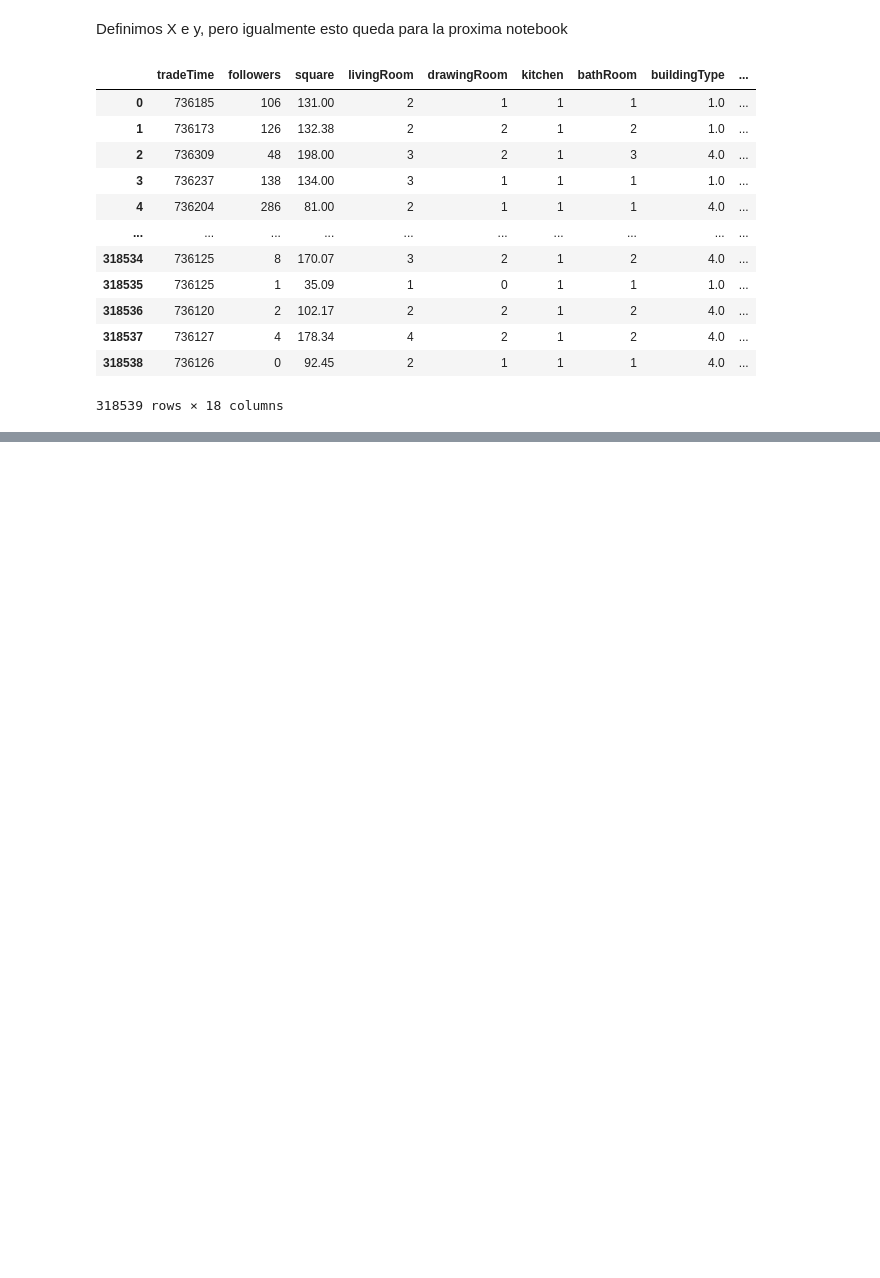
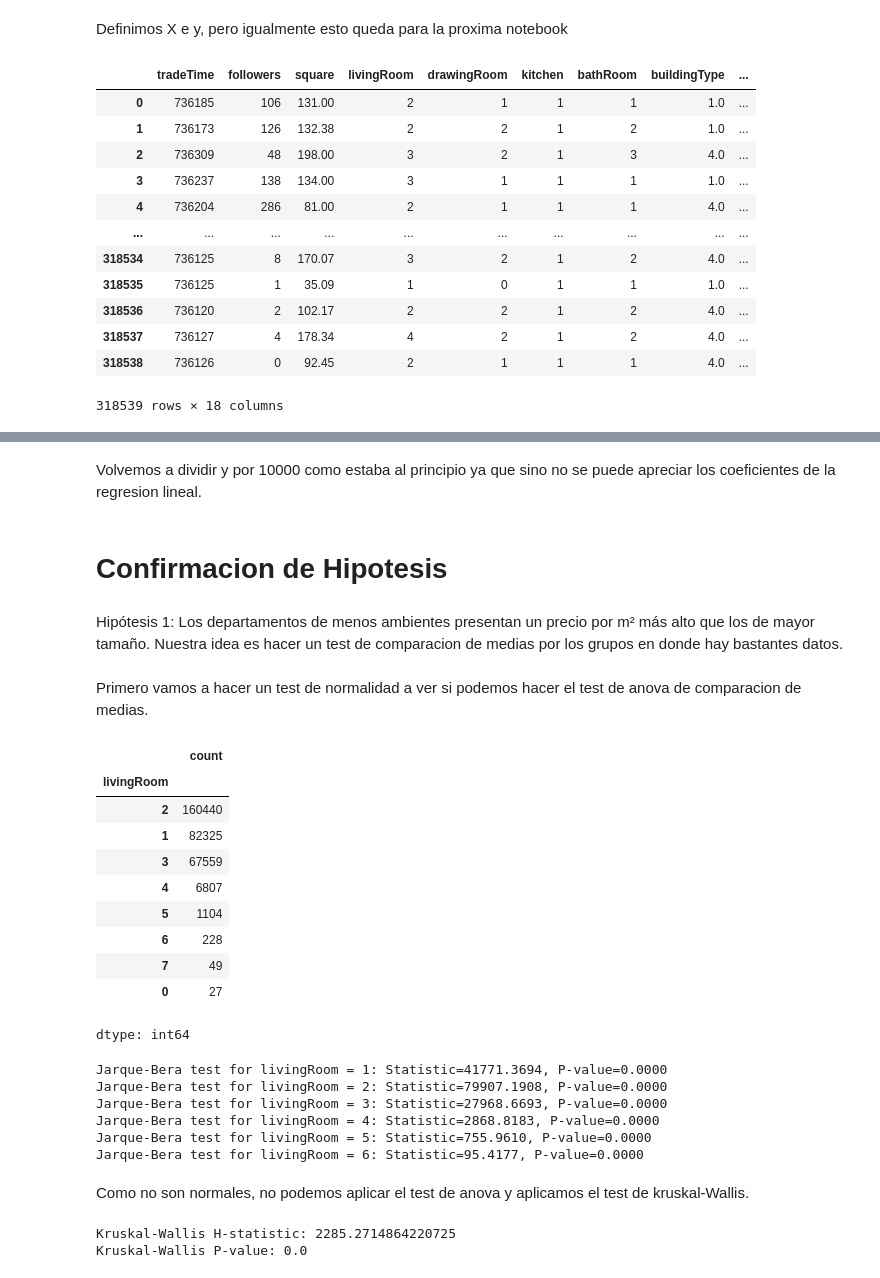
Before and after one commit to ichiP245/TP-Anal-tica-Descriptiva, a Jupyter notebook: notebooks/TP_Descriptiva.ipynb, the cells around one changed output, grey strips where cells are left out. Cells and saved outputs as stored; diff of their text form; code cells hidden in the pictures; blank space fills up the shorter version.

Commit message:
hipotesis terminadas

```diff
--- a/notebooks/TP_Descriptiva.ipynb
+++ b/notebooks/TP_Descriptiva.ipynb
@@ -1563,0 +1564,22 @@ dtype: int64
+# %% [markdown]
+Volvemos a dividir y por 10000 como estaba al principio ya que sino no se puede apreciar los coeficientes de la regresion lineal.
+# %% [markdown]
+# Confirmacion de Hipotesis
+# %% [markdown]
+Hipótesis 1: Los departamentos de menos ambientes presentan un precio por m² más alto que los de mayor tamaño. Nuestra idea es hacer un test de comparacion de medias por los grupos en donde hay bastantes datos.
+# %% [markdown]
+Primero vamos a hacer un test de normalidad a ver si podemos hacer el test de anova de comparacion de medias.
+# %%
+df['livingRoom'].value_counts()
+# %% [output]
+|  | count |
+| livingRoom |  |
+| 2 | 160440 |
+| 1 | 82325 |
+| 3 | 67559 |
+| 4 | 6807 |
+| 5 | 1104 |
+| 6 | 228 |
+| 7 | 49 |
+| 0 | 27 |
+dtype: int64
@@ -1563,0 +1591,27 @@ dtype: int64
+# %%
+# Perform Jarque-Bera test for normality on 'price' for each living room group
+for n in sorted(df_filtered['livingRoom'].unique()):
+    group_data = df_filtered[df_filtered['livingRoom'] == n]['price']
+    statistic, p_value = stats.jarque_bera(group_data)
+    print(f"Jarque-Bera test for livingRoom = {n}: Statistic={statistic:.4f}, P-value={p_value:.4f}")
+# %% [output]
+Jarque-Bera test for livingRoom = 1: Statistic=41771.3694, P-value=0.0000
+Jarque-Bera test for livingRoom = 2: Statistic=79907.1908, P-value=0.0000
+Jarque-Bera test for livingRoom = 3: Statistic=27968.6693, P-value=0.0000
+Jarque-Bera test for livingRoom = 4: Statistic=2868.8183, P-value=0.0000
+Jarque-Bera test for livingRoom = 5: Statistic=755.9610, P-value=0.0000
+Jarque-Bera test for livingRoom = 6: Statistic=95.4177, P-value=0.0000
+# %% [markdown]
+Como no son normales, no podemos aplicar el test de anova y aplicamos el test de kruskal-Wallis.
+# %%
+# Create a list of price per square meter for each living room category
+living_room_groups = [df_filtered[df_filtered['livingRoom'] == n]['price'] for n in sorted(df_filtered['livingRoom'].unique())]
+
+# Perform the Kruskal-Wallis test
+statistic, p_value = stats.kruskal(*living_room_groups)
+
+print(f"Kruskal-Wallis H-statistic: {statistic}")
+print(f"Kruskal-Wallis P-value: {p_value}")
+# %% [output]
+Kruskal-Wallis H-statistic: 2285.2714864220725
+Kruskal-Wallis P-value: 0.0
```
Also changed, not shown: parts of 29 cells of this notebook.
